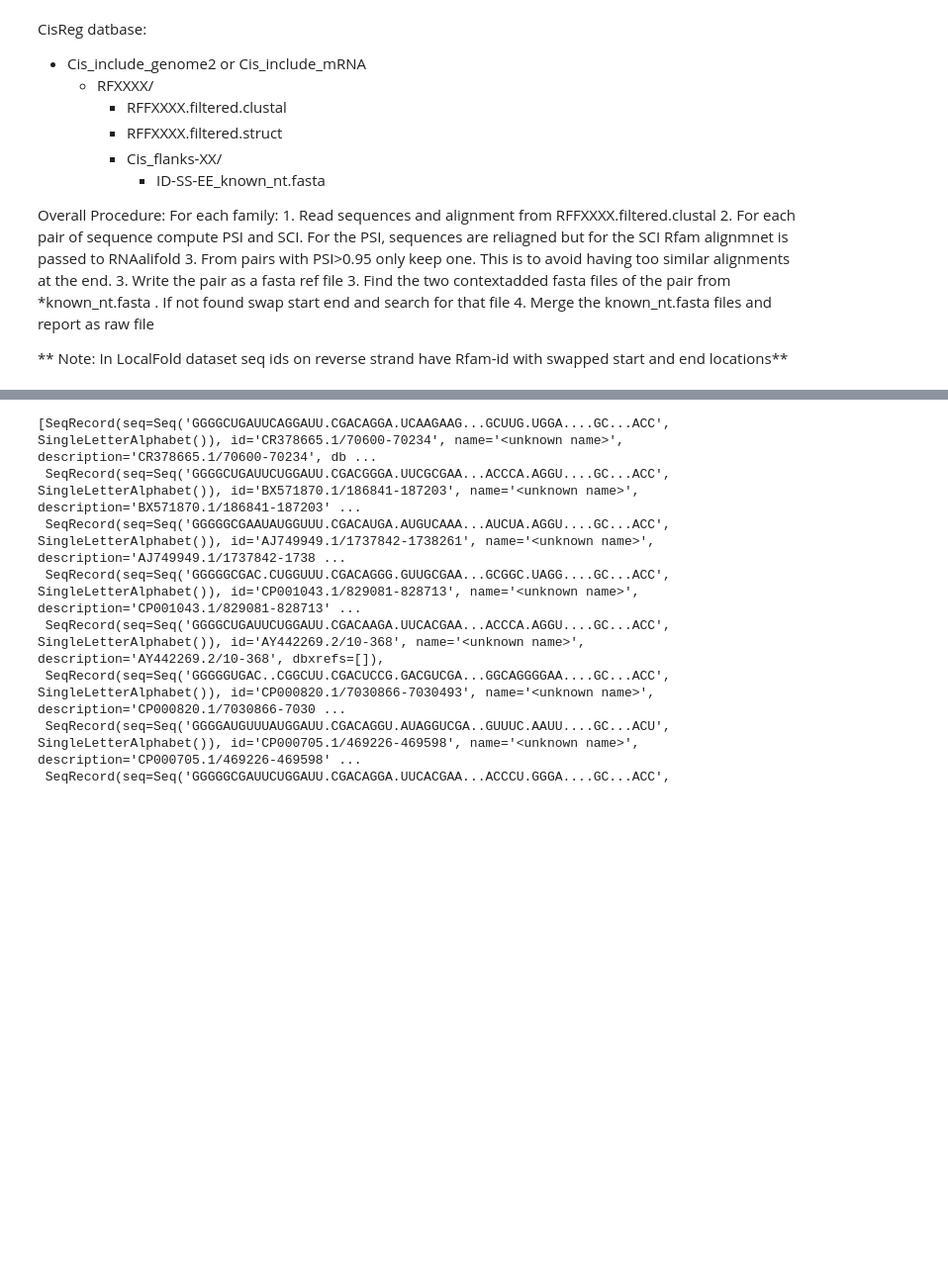
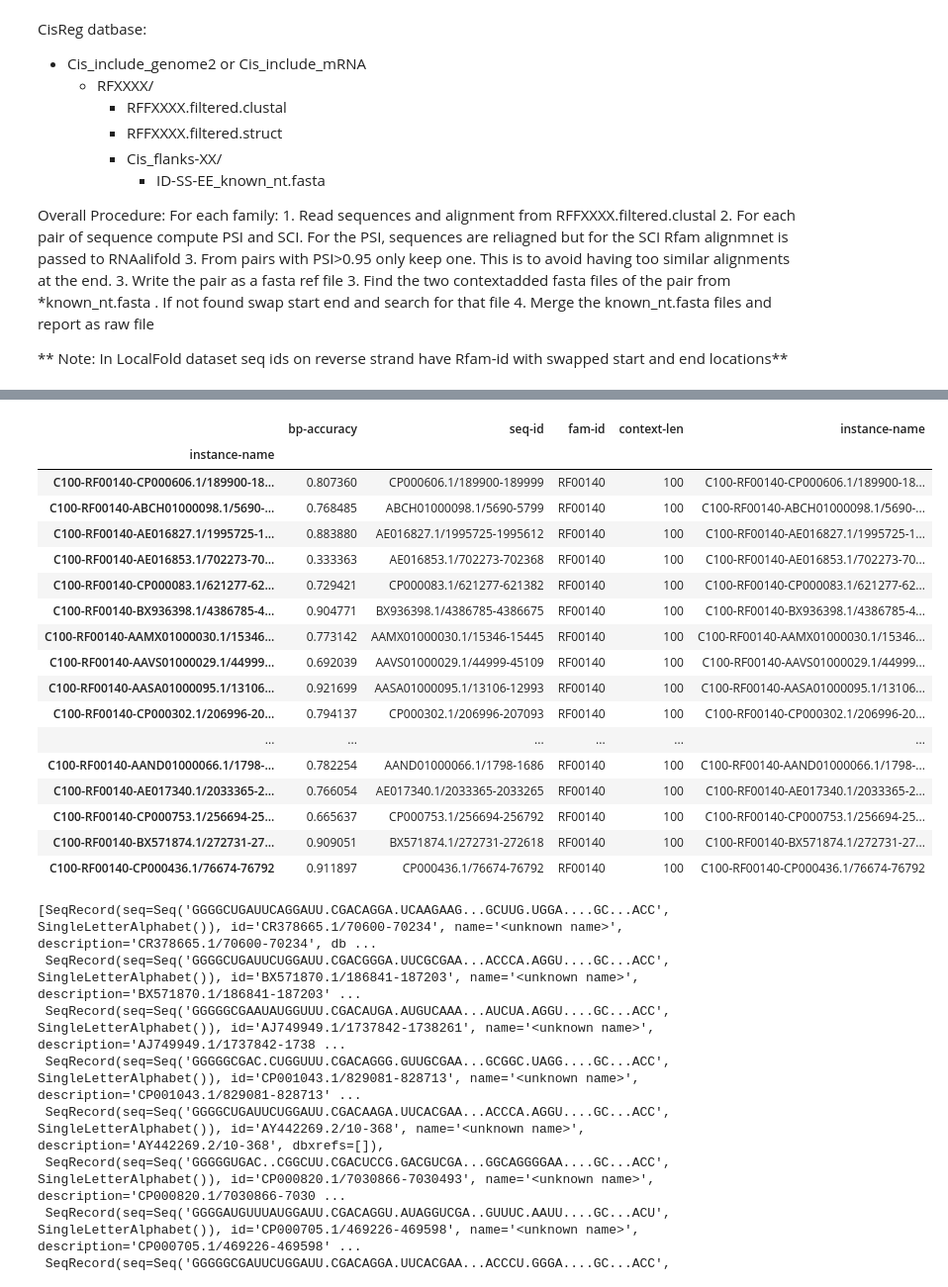
Before and after one commit to mmiladi/mmfold, a Jupyter notebook: cisreg/Benchmark-CisReg.ipynb, the cells around one changed output, grey strips where cells are left out. Shown at 99% size. Saved outputs shown, nothing was run; the diff lists cells and outputs as text; code cells hidden in the pictures; blank space fills up the shorter version.

```diff
--- a/cisreg/Benchmark-CisReg.ipynb
+++ b/cisreg/Benchmark-CisReg.ipynb
@@ -102,7 +103,7 @@ def dotbracket_to_dict(struct):
     return pairs
 
 
-def compute_part_func(infile_fa, seq_names, outdir_path="./", use_plfold=False, use_cache = False):
+def compute_part_func(infile_fa, seq_names, outdir_path="./", use_plfold=False, quake_params=False, use_cache = False):
     '''Runs Vienna RNAfold/RNAplfold with partition function for all sequences inside input fasta file
     If use_cache, it does nothing if If the ps file with same paramaters exists '''
     from subprocess import Popen, PIPE
@@ -120,10 +121,14 @@ def compute_part_func(infile_fa, seq_names, outdir_path="./", use_plfold=False,
 
     with open(infile_fa) as in_rna:
 
+        arg_param = ""
+        if quake_params:
+            arg_param = " -P %s " % QUAKE_PARAM_FILE
+
         if use_plfold:
-            p = Popen(('cd %s;' %out_dir) + VIENNA_BIN_PATH + RNAPLFOLD , stdin=in_rna, shell=True, stdout=PIPE, stderr=PIPE)
+            p = Popen(('cd %s;' %out_dir) + VIENNA_BIN_PATH + RNAPLFOLD + arg_param, stdin=in_rna, shell=True, stdout=PIPE, stderr=PIPE)
         else:
-            p = Popen(('cd %s;' %out_dir) + VIENNA_BIN_PATH +  RNAFOLD , stdin=in_rna, shell=True, stdout=PIPE, stderr=PIPE)
+            p = Popen(('cd %s;' %out_dir) + VIENNA_BIN_PATH +  RNAFOLD + arg_param, stdin=in_rna, shell=True, stdout=PIPE, stderr=PIPE)
 
         out, err = p.communicate()
         if err:
@@ -176,7 +181,7 @@ def parse_dp_ps(ps_file):
                     bp_prob_mat[i-1,j-1] = bpprob
     return bp_prob_mat
 # %%
-def decode_cisreg_entry(famid, flank_len):
+def decode_cisreg_entry(famid, flank_len, runquake=False):
     ''' Input is a RFAM id and the flanking size
     Returns Constrained folded(reference) structure and the clustal alignment in format
     [AlignIO, pandas_df_struct]
@@ -260,7 +265,7 @@ def decode_cisreg_entry(famid, flank_len):
         df_struct.set_value(seq_reverese_corrected, 'flanked-id', fasta_flanked_id)
 
 
-        dp_outdir = compute_part_func(fasta_flanked_seq, [seq.id], outdir_path=dp_out_path, use_plfold=False)
+        dp_outdir = compute_part_func(fasta_flanked_seq, [seq.id], outdir_path=dp_out_path, use_plfold=False, quake_params=runquake)
     print
     return clustal_alignment, df_struct, dp_outdir
 
@@ -281,10 +286,10 @@ def get_expected_accuracy(reference_struct, dp_matrix):
     print "    TP_score: %.2f" % (sum_TP_prob/len(reference_struct_dict))
     return (sum_TP_prob/len(reference_struct_dict))
 
-def benchmark_family(famid, context_len, recalc_dotplots=True):
+def benchmark_family(famid, context_len, recalc_dotplots=True, runquake=False):
     # Run the tool per family and per context length
     if recalc_dotplots:
-        fam_alignment, df_fam_context, dp_dir = decode_cisreg_entry(famid, context_len)
+        fam_alignment, df_fam_context, dp_dir = decode_cisreg_entry(famid, context_len, runquake=runquake)
     else:
         print "Error: This feature is not implemented yet" #"benchmark_family() Use already computed dotplot ps files"
         return
@@ -363,4 +368,4 @@ def benchmark_family(famid, context_len, recalc_dotplots=True):
     return df_family_scores
 #     get_expected_accuracy(df_fam_context['STRUCTURE_CONSTRAINT'][seq_id], parse_dp_ps(dp_ps))
 
-# df_fam_scores = benchmark_family('RF00140', context_len=100)
+df_fam_scores = benchmark_family('RF00140', context_len=100, runquake=True)
@@ -435,3 +503,24 @@ df_benchmark_all
+# %%
+df_benchmark_all[df_benchmark_all['context-len'] != 0]
+# %% [output]
+|  | bp-accuracy | seq-id | fam-id | context-len | instance-name |
+| instance-name |  |  |  |  |  |
+| C100-RF00140-CP000606.1/189900-18... | 0.807360 | CP000606.1/189900-189999 | RF00140 | 100 | C100-RF00140-CP000606.1/189900-18... |
+| C100-RF00140-ABCH01000098.1/5690-... | 0.768485 | ABCH01000098.1/5690-5799 | RF00140 | 100 | C100-RF00140-ABCH01000098.1/5690-... |
+| C100-RF00140-AE016827.1/1995725-1... | 0.883880 | AE016827.1/1995725-1995612 | RF00140 | 100 | C100-RF00140-AE016827.1/1995725-1... |
+| C100-RF00140-AE016853.1/702273-70... | 0.333363 | AE016853.1/702273-702368 | RF00140 | 100 | C100-RF00140-AE016853.1/702273-70... |
+| C100-RF00140-CP000083.1/621277-62... | 0.729421 | CP000083.1/621277-621382 | RF00140 | 100 | C100-RF00140-CP000083.1/621277-62... |
+| C100-RF00140-BX936398.1/4386785-4... | 0.904771 | BX936398.1/4386785-4386675 | RF00140 | 100 | C100-RF00140-BX936398.1/4386785-4... |
+| C100-RF00140-AAMX01000030.1/15346... | 0.773142 | AAMX01000030.1/15346-15445 | RF00140 | 100 | C100-RF00140-AAMX01000030.1/15346... |
+| C100-RF00140-AAVS01000029.1/44999... | 0.692039 | AAVS01000029.1/44999-45109 | RF00140 | 100 | C100-RF00140-AAVS01000029.1/44999... |
+| C100-RF00140-AASA01000095.1/13106... | 0.921699 | AASA01000095.1/13106-12993 | RF00140 | 100 | C100-RF00140-AASA01000095.1/13106... |
+| C100-RF00140-CP000302.1/206996-20... | 0.794137 | CP000302.1/206996-207093 | RF00140 | 100 | C100-RF00140-CP000302.1/206996-20... |
+| ... | ... | ... | ... | ... | ... |
+| C100-RF00140-AAND01000066.1/1798-... | 0.782254 | AAND01000066.1/1798-1686 | RF00140 | 100 | C100-RF00140-AAND01000066.1/1798-... |
+| C100-RF00140-AE017340.1/2033365-2... | 0.766054 | AE017340.1/2033365-2033265 | RF00140 | 100 | C100-RF00140-AE017340.1/2033365-2... |
+| C100-RF00140-CP000753.1/256694-25... | 0.665637 | CP000753.1/256694-256792 | RF00140 | 100 | C100-RF00140-CP000753.1/256694-25... |
+| C100-RF00140-BX571874.1/272731-27... | 0.909051 | BX571874.1/272731-272618 | RF00140 | 100 | C100-RF00140-BX571874.1/272731-27... |
+| C100-RF00140-CP000436.1/76674-76792 | 0.911897 | CP000436.1/76674-76792 | RF00140 | 100 | C100-RF00140-CP000436.1/76674-76792 |
 # %%
 list(fam_alignment)
 # %% [output]
```
Also changed, not shown: parts of 7 cells of this notebook.
